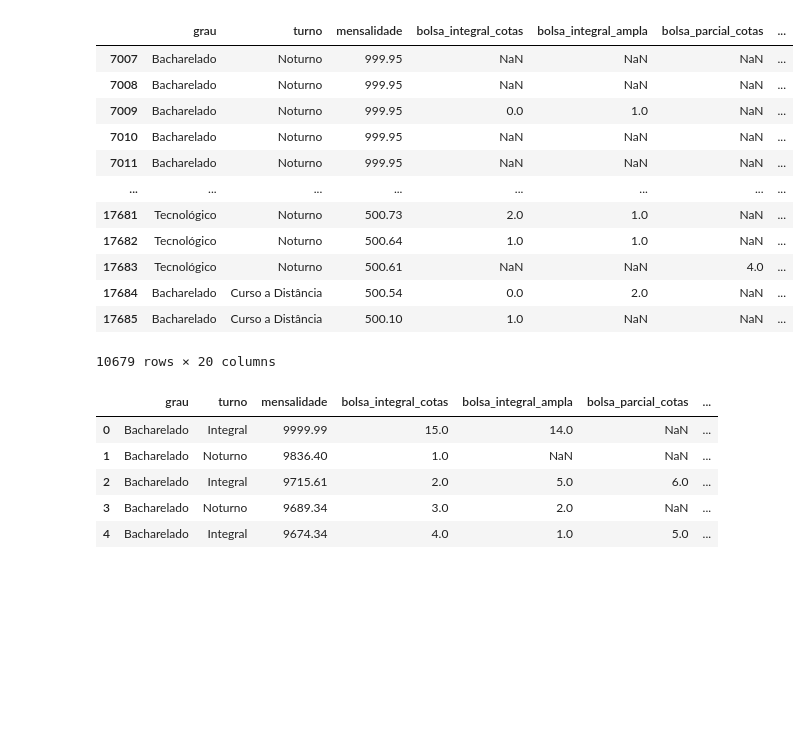
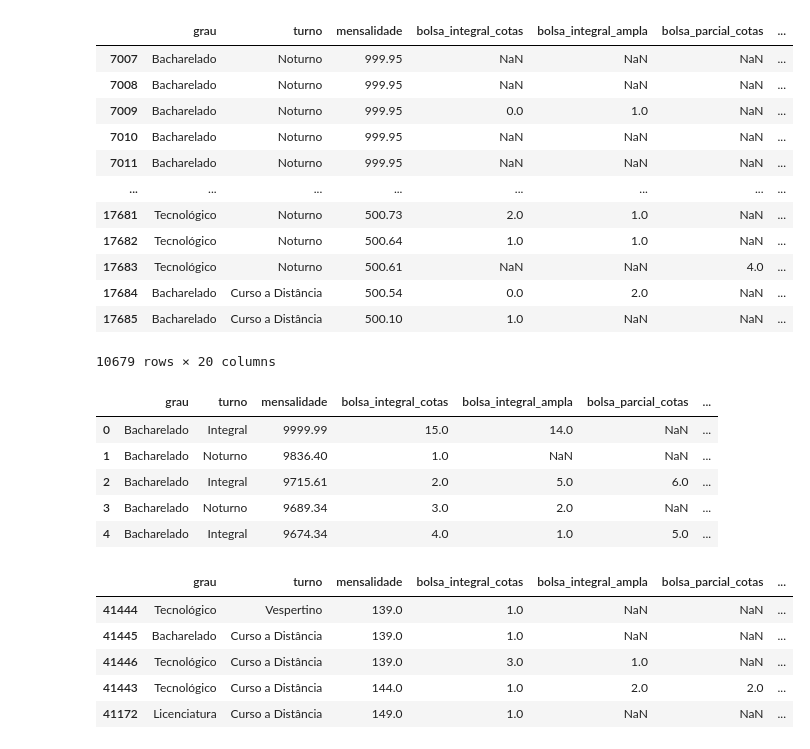
Before and after one commit to ebraimcarvalho/analise-dados-python-labhacker, a Jupyter notebook: csv_prouni.ipynb, the cells around one changed output. Drawn from its saved outputs; the diff is of its cells as text; code cells hidden in the pictures; blank space fills up the shorter version.

Commit message:
df.nsmallest()

```diff
--- a/csv_prouni.ipynb
+++ b/csv_prouni.ipynb
@@ -219,3 +219,13 @@ df.nlargest(5, 'mensalidade')
 | 2 | Bacharelado | Integral | 9715.61 | 2.0 | 5.0 | 6.0 | ... |
 | 3 | Bacharelado | Noturno | 9689.34 | 3.0 | 2.0 | NaN | ... |
 | 4 | Bacharelado | Integral | 9674.34 | 4.0 | 1.0 | 5.0 | ... |
+# %%
+# Retorna as 5 menores mensalidades
+df.nsmallest(5, 'mensalidade')
+# %% [output]
+|  | grau | turno | mensalidade | bolsa_integral_cotas | bolsa_integral_ampla | bolsa_parcial_cotas | ... |
+| 41444 | Tecnológico | Vespertino | 139.0 | 1.0 | NaN | NaN | ... |
+| 41445 | Bacharelado | Curso a Distância | 139.0 | 1.0 | NaN | NaN | ... |
+| 41446 | Tecnológico | Curso a Distância | 139.0 | 3.0 | 1.0 | NaN | ... |
+| 41443 | Tecnológico | Curso a Distância | 144.0 | 1.0 | 2.0 | 2.0 | ... |
+| 41172 | Licenciatura | Curso a Distância | 149.0 | 1.0 | NaN | NaN | ... |
```
